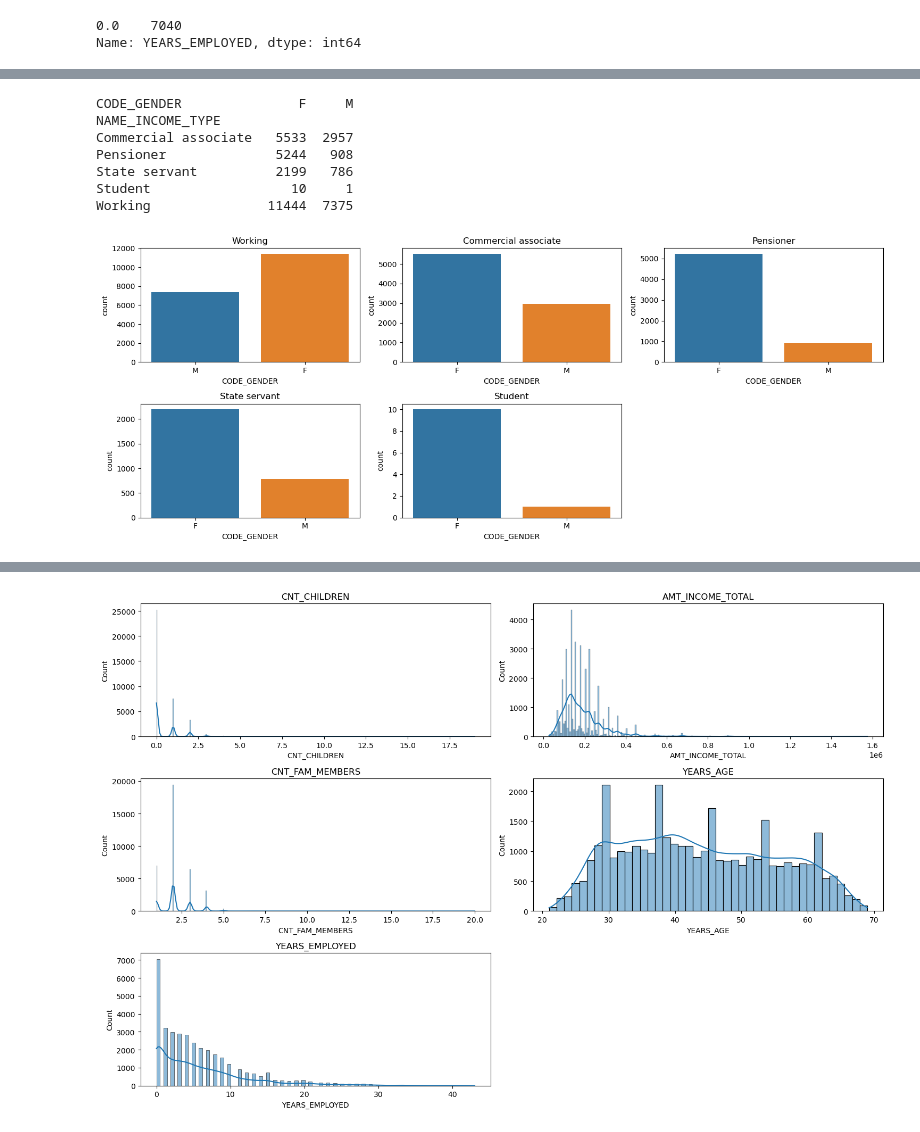
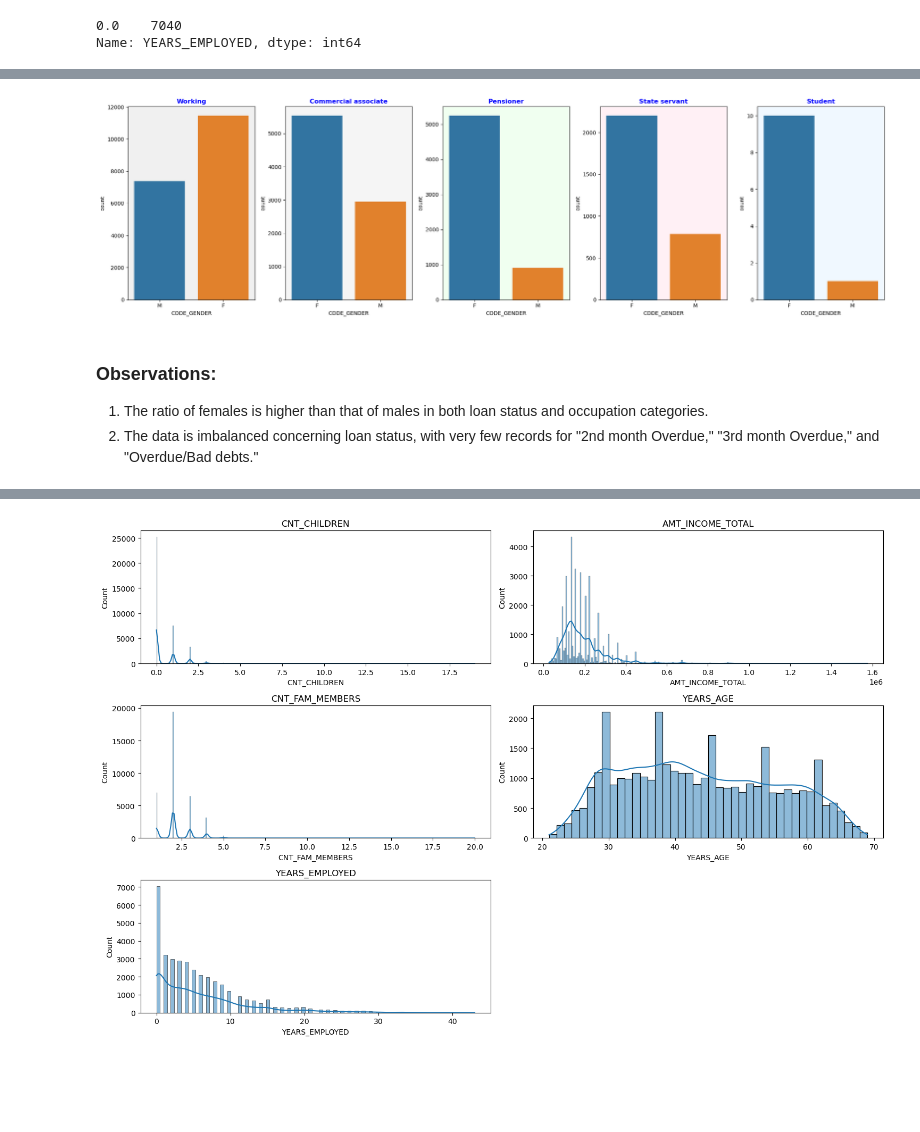
Before and after one commit to sonaliprout/PCDA, a Jupyter notebook: Credit Card Approval Prediction.ipynb, the cells around one changed output, grey strips where cells are left out. Saved outputs shown, nothing was run; the diff lists cells and outputs as text; code cells hidden in the pictures; blank space fills up the shorter version.

```diff
--- a/Credit Card Approval Prediction.ipynb
+++ b/Credit Card Approval Prediction.ipynb
@@ -269,9 +265,8 @@ FLAG_EMAIL                  0
 OCCUPATION_TYPE        134203
 CNT_FAM_MEMBERS             0
 dtype: int64
-# %%
-df_application_record = df_application_record.drop(['FLAG_OWN_CAR', 'FLAG_OWN_REALTY', 'FLAG_MOBIL',
-                                                    'FLAG_WORK_PHONE', 'FLAG_PHONE', 'FLAG_EMAIL'], axis=1)
+# %%
+df_application_record = df_application_record.drop(['FLAG_MOBIL', 'FLAG_EMAIL'], axis=1)
 # %%
 df_credit_record.nunique()
 # %% [output]
@@ -631,32 +624,40 @@ Overdue / Bad Debts     26.0    21.0
 # %%
+# Grouping data and creating the DataFrame (assuming df is already defined)
+
 IncomeType_Gender = df.groupby('NAME_INCOME_TYPE')['CODE_GENDER'].value_counts().unstack()
-print(IncomeType_Gender)
 
-
+# Getting the counts of each 'NAME_INCOME_TYPE'
 IncomeType_Count = df['NAME_INCOME_TYPE'].value_counts()
 
-plt.figure(figsize=(15, 6))
+plt.figure(figsize=(25, 6))
+
+# Defining colors for plot areas
+plot_colors = ['#f0f0f0', '#f5f5f5', '#f0fff0', '#fff0f5', '#f0f8ff', '#fffaf0']
 
 # Plotting the countplot for each unique value of 'income_type'
 
 for i in range(len(IncomeType_Count)):
-    plt.subplot(2, 3, i+1)
+    plt.subplot(1, 6, i+1)  # Adjusting the subplot layout for all plots in a single row
+
+    # Setting background color for each subplot
+    plt.gca().set_facecolor(plot_colors[i])
+
+    # Plotting countplot
+    sns.countplot(data=df[df['NAME_INCOME_TYPE'] == IncomeType_Count.index[i]], x='CODE_GENDER')
 
     # Use the unique value of 'income_type' as the title
     plt.title(IncomeType_Count.index[i])
 
-    sns.countplot(data = df[df['NAME_INCOME_TYPE'] == IncomeType_Count.index[i]], x = 'CODE_GENDER')
-    #plt.xticks(rotation = 45)
+    # Setting title
+    plt.title(IncomeType_Count.index[i], fontweight='bold', color="blue")
 
 plt.tight_layout()
 plt.show()
 # %% [output]
-CODE_GENDER               F     M
-NAME_INCOME_TYPE
-Commercial associate   5533  2957
-Pensioner              5244   908
-State servant          2199   786
-Student                  10     1
-Working               11444  7375
-[figure, old version]
+[figure, new version]
+# %% [markdown]
+### Observations:
+
+1. The ratio of females is higher than that of males in both loan status and occupation categories.
+2. The data is imbalanced concerning loan status, with very few records for "2nd month Overdue," "3rd month Overdue," and "Overdue/Bad debts."
 # %%
```
Also changed, not shown: parts of 104 cells of this notebook.
